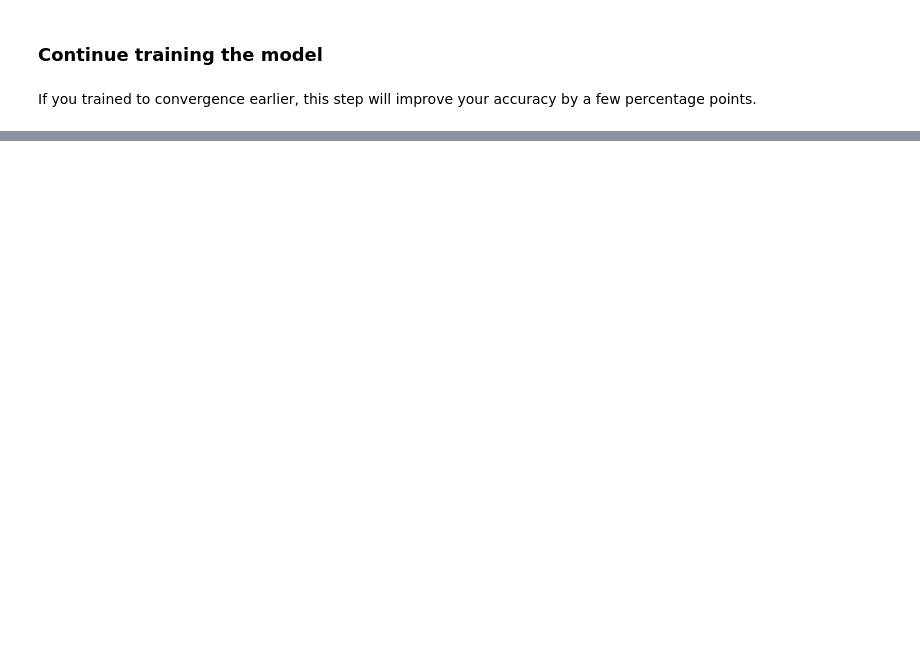
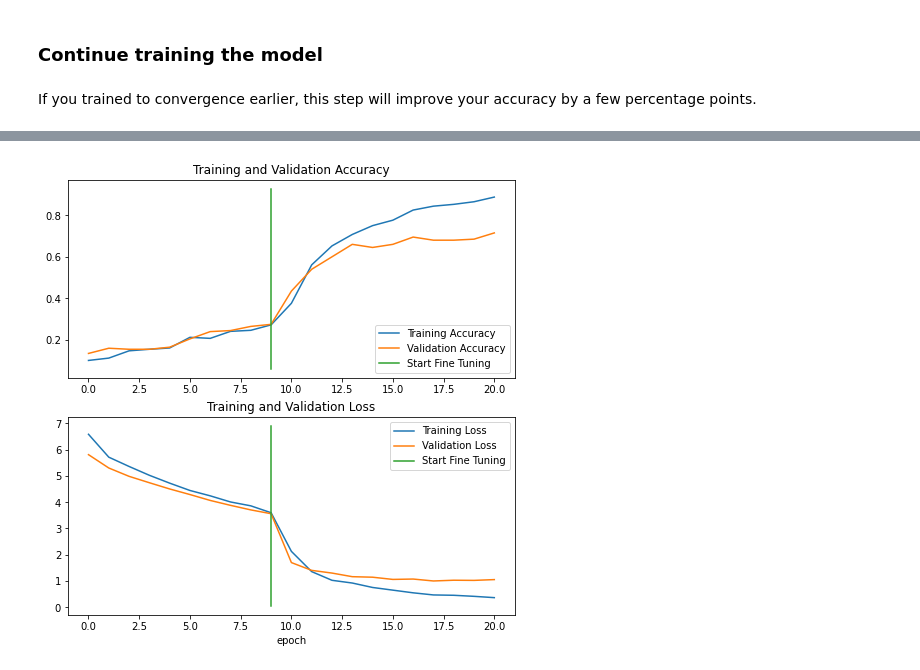
Before and after one commit to tanbh0009/CZ4042NeuralNetworkProject, a Jupyter notebook: Project.ipynb, the cells around one changed output, grey strips where cells are left out. Drawn from its saved outputs; the diff is of its cells as text; code cells hidden in the pictures; blank space fills up the shorter version.

```diff
--- a/Project.ipynb
+++ b/Project.ipynb
@@ -310,4 +393,4 @@ total_epochs =  initial_epochs + fine_tune_epochs
 history_fine = model.fit(train_ds,
                          epochs=total_epochs,
                          initial_epoch=history.epoch[-1],
-                         validation_data=validation_dataset)
+                         validation_data=val_ds)
@@ -320,22 +421,24 @@ val_loss += history_fine.history['val_loss']
 # %%
 plt.figure(figsize=(8, 8))
 plt.subplot(2, 1, 1)
 plt.plot(acc, label='Training Accuracy')
 plt.plot(val_acc, label='Validation Accuracy')
-plt.ylim([0.8, 1])
+
 plt.plot([initial_epochs-1,initial_epochs-1],
           plt.ylim(), label='Start Fine Tuning')
 plt.legend(loc='lower right')
 plt.title('Training and Validation Accuracy')
 
 plt.subplot(2, 1, 2)
 plt.plot(loss, label='Training Loss')
 plt.plot(val_loss, label='Validation Loss')
-plt.ylim([0, 1.0])
+
 plt.plot([initial_epochs-1,initial_epochs-1],
          plt.ylim(), label='Start Fine Tuning')
 plt.legend(loc='upper right')
 plt.title('Training and Validation Loss')
 plt.xlabel('epoch')
 plt.show()
+# %% [output]
+[figure, added]
 # %%
```
Also changed, not shown: parts of 16 cells of this notebook.
